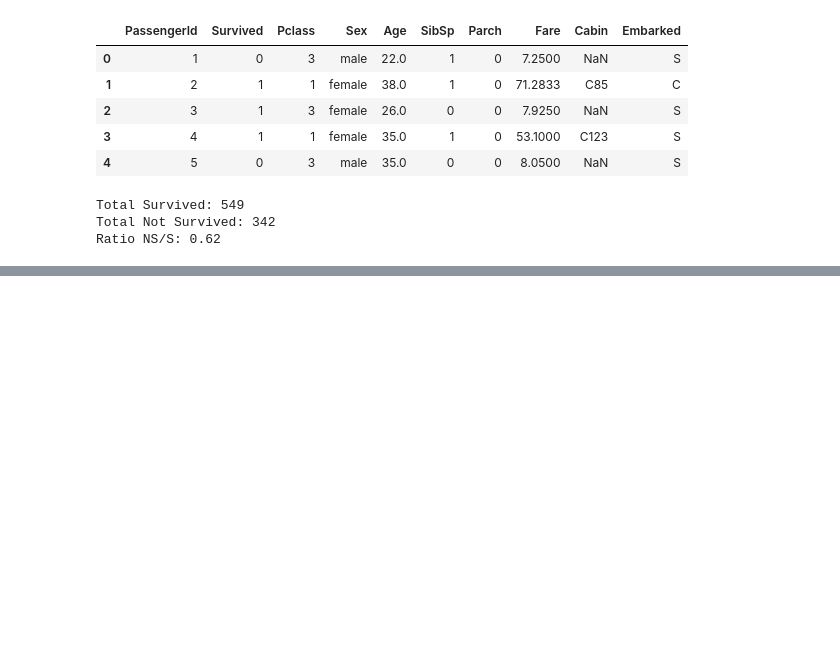
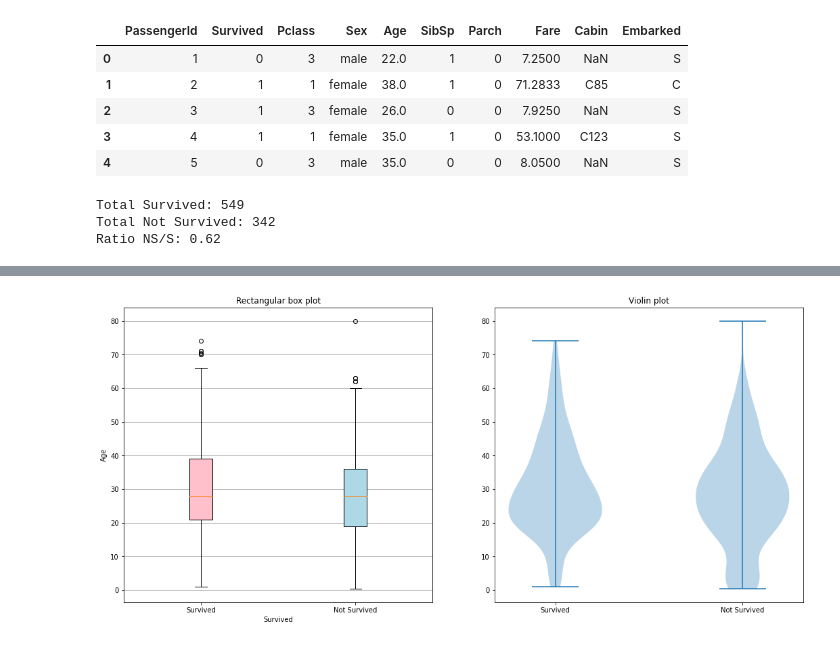
Before and after one commit to lucaskup/kaggleTitanicTrain, a Jupyter notebook: TitanicDataExploration.ipynb, the cells around one changed output, grey strips where cells are left out. Cells and saved outputs as stored; diff of their text form; code cells hidden in the pictures; blank space fills up the shorter version.

```diff
--- a/TitanicDataExploration.ipynb
+++ b/TitanicDataExploration.ipynb
@@ -59,0 +140,35 @@ Ratio NS/S: 0.62
+# %%
+labels = ['Survived', 'Not Survived']
+
+fig, (ax1, ax2) = plt.subplots(nrows=1, ncols=2, figsize=(18, 8))
+
+# rectangular box plot
+bplot1 = ax1.boxplot([survivedSubset['Age'].dropna(axis=0).values,
+                    notSurvivedSubset['Age'].dropna(axis=0).values],
+                     vert=True,  # vertical box alignment
+                     patch_artist=True,  # fill with color
+                     labels=labels)  # will be used to label x-ticks
+ax1.set_title('Rectangular box plot')
+
+bplot2 = ax2.violinplot([survivedSubset['Age'].dropna(axis=0).values,
+                         notSurvivedSubset['Age'].dropna(axis=0).values])
+ax2.set_title('Violin plot')
+
+ax2.set_xticks([1, 2])
+ax2.set_xticklabels(labels)
+
+# fill with colors
+colors = ['pink', 'lightblue']
+
+for patch, color in zip(bplot1['boxes'], colors):
+    patch.set_facecolor(color)
+
+# adding horizontal grid lines
+
+ax1.yaxis.grid(True)
+ax1.set_xlabel('Survived')
+ax1.set_ylabel('Age')
+
+plt.show()
+# %% [output]
+[figure, added]
```
Also changed, not shown: parts of 7 cells of this notebook, 1 other file.
